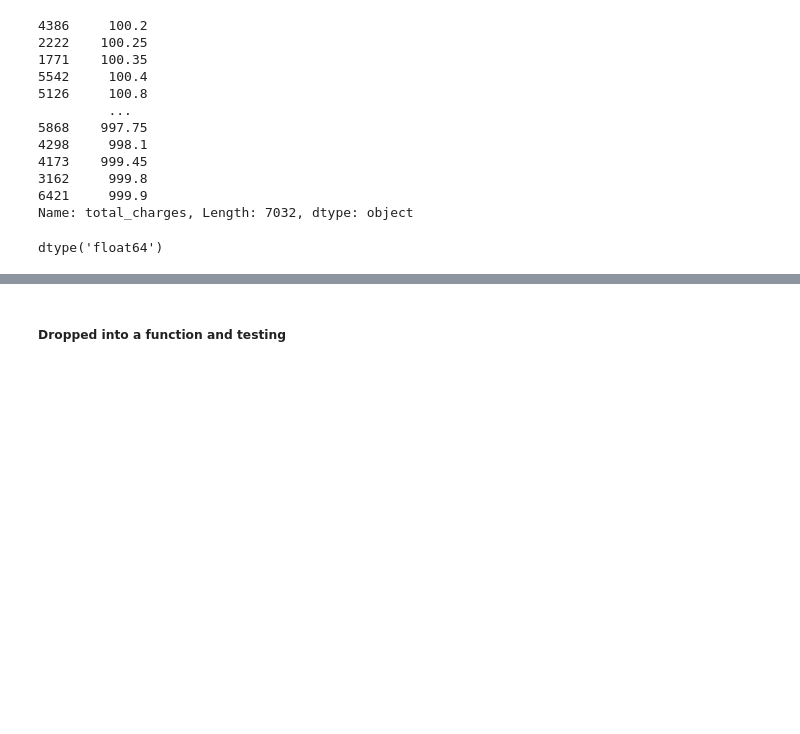
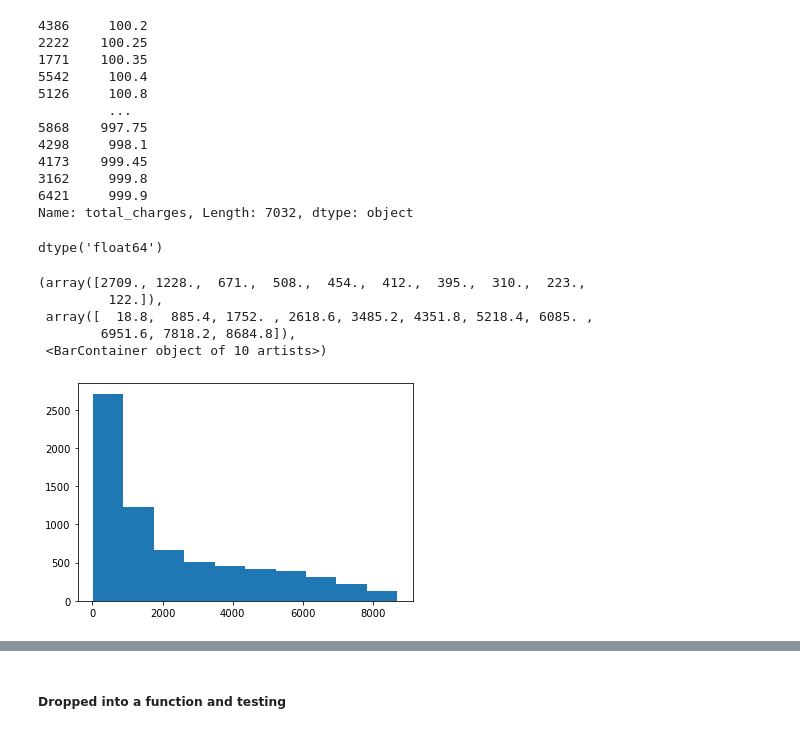
Before and after one commit to Cayt-Schlichting/example-classification-project, a Jupyter notebook: wrangle_notebook.ipynb, the cells around one changed output, grey strips where cells are left out. Cells and saved outputs as stored; diff of their text form; code cells hidden in the pictures; blank space fills up the shorter version.

```diff
--- a/wrangle_notebook.ipynb
+++ b/wrangle_notebook.ipynb
@@ -304,6 +361,15 @@ df.total_charges = df.total_charges.astype(float)
 df.total_charges.dtype #Total charges is ready!
 # %% [output]
 dtype('float64')
+# %%
+plt.hist(df.total_charges)
+# %% [output]
+(array([2709., 1228.,  671.,  508.,  454.,  412.,  395.,  310.,  223.,
+         122.]),
+ array([  18.8,  885.4, 1752. , 2618.6, 3485.2, 4351.8, 5218.4, 6085. ,
+        6951.6, 7818.2, 8684.8]),
+ <BarContainer object of 10 artists>)
+[figure, added]
 # %%
 #now drop unnecessary columns
 #columns to drop
```
Also changed, not shown: parts of 18 cells of this notebook.
